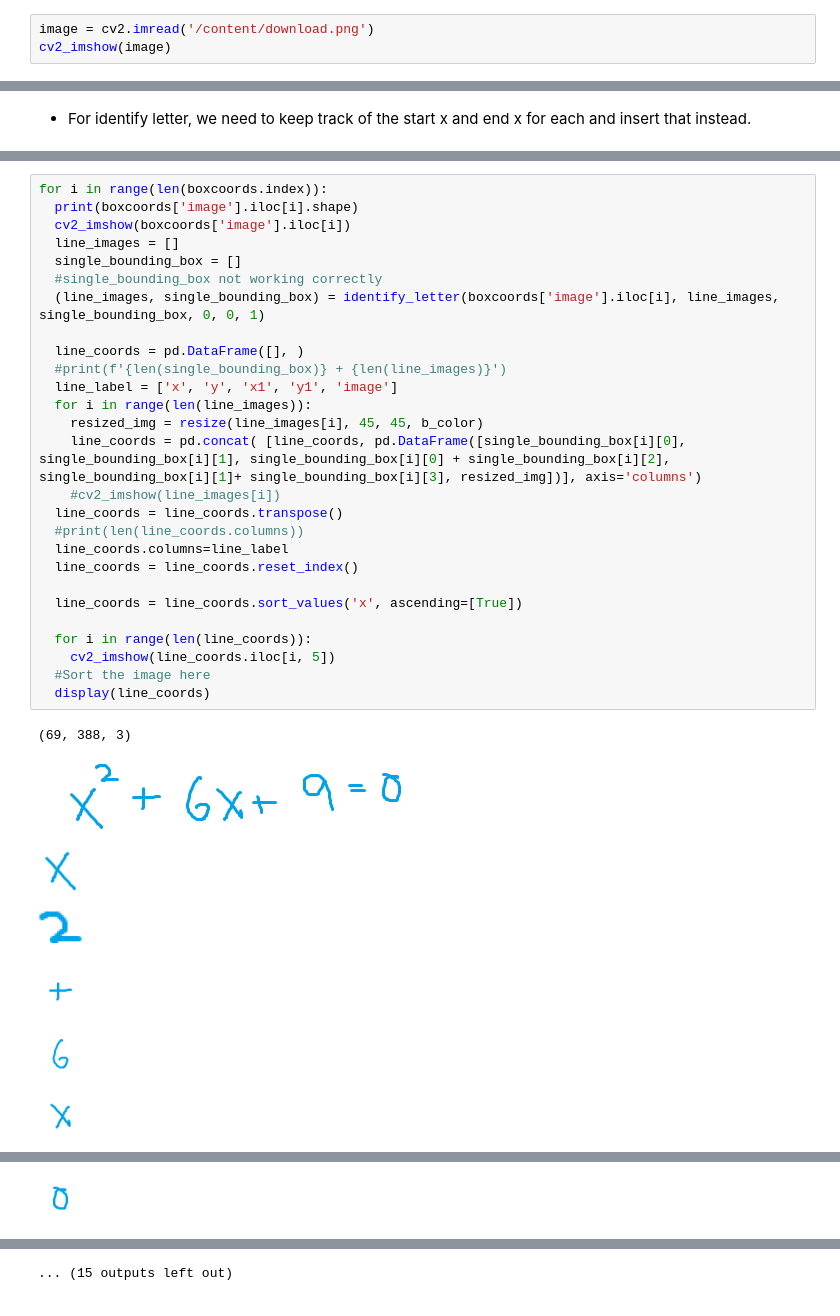
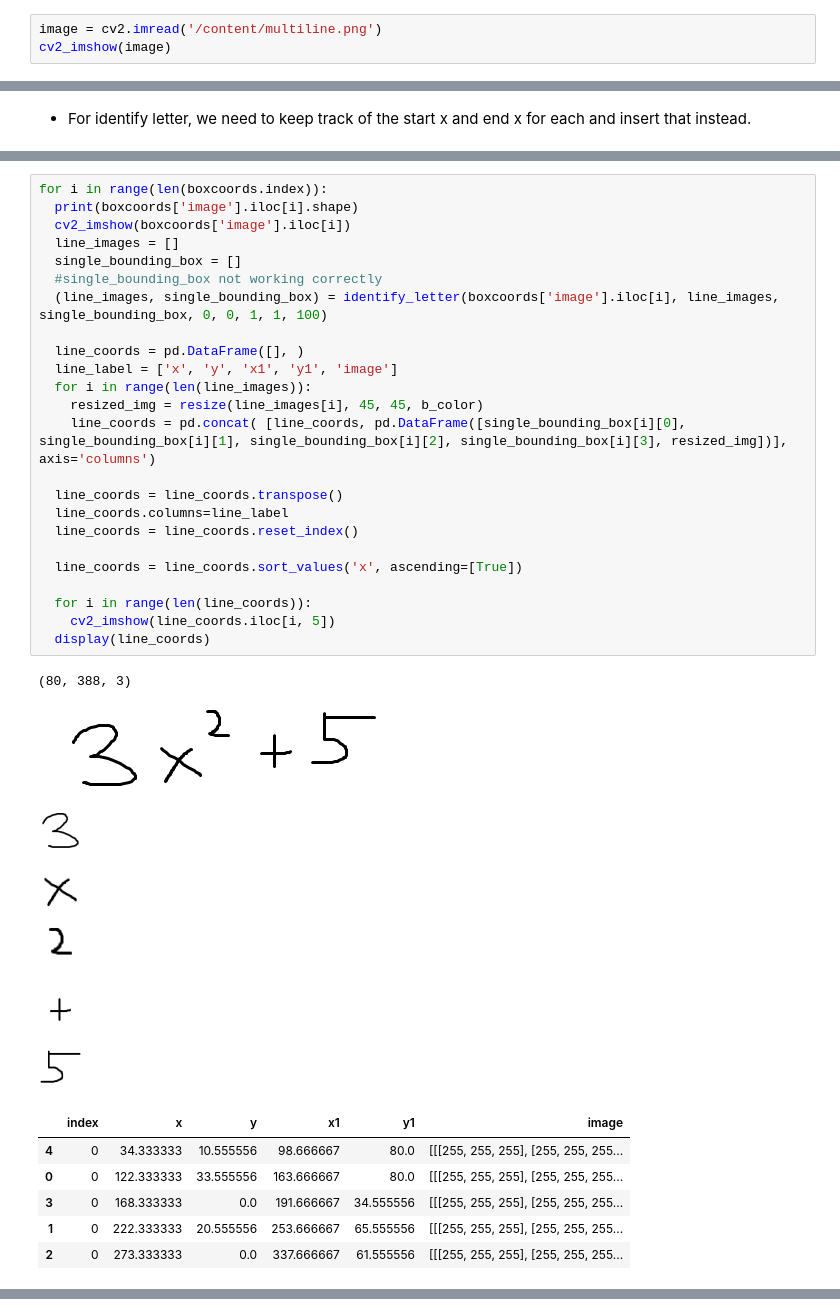
Before and after one commit to muvision/cm-mathvision, a Jupyter notebook: OpenCV.ipynb, the cells around one changed output, grey strips where cells are left out. Cells and saved outputs as stored; diff of their text form.

Commit message:
Fixed contour position identification of individual characters within lines

```diff
--- a/OpenCV.ipynb
+++ b/OpenCV.ipynb
@@ -13,6 +13,6 @@ import math
 # %% [markdown]
 Reading and displaying the starter image. Image resizing is temporary and only for displaying purposes.
 # %%
-image = cv2.imread('/content/download.png')
+image = cv2.imread('/content/multiline.png')
 cv2_imshow(image)
 # %% [output]
@@ -388,35 +568,38 @@ def resize(img, width, height, background_colour):
 # %%
 for i in range(len(boxcoords.index)):
   print(boxcoords['image'].iloc[i].shape)
   cv2_imshow(boxcoords['image'].iloc[i])
   line_images = []
   single_bounding_box = []
   #single_bounding_box not working correctly
-  (line_images, single_bounding_box) = identify_letter(boxcoords['image'].iloc[i], line_images, single_bounding_box, 0, 0, 1)
+  (line_images, single_bounding_box) = identify_letter(boxcoords['image'].iloc[i], line_images, single_bounding_box, 0, 0, 1, 1, 100)
 
   line_coords = pd.DataFrame([], )
-  #print(f'{len(single_bounding_box)} + {len(line_images)}')
   line_label = ['x', 'y', 'x1', 'y1', 'image']
   for i in range(len(line_images)):
     resized_img = resize(line_images[i], 45, 45, b_color)
-    line_coords = pd.concat( [line_coords, pd.DataFrame([single_bounding_box[i][0], single_bounding_box[i][1], single_bounding_box[i][0] + single_bounding_box[i][2], single_bounding_box[i][1]+ single_bounding_box[i][3], resized_img])], axis='columns')
-    #cv2_imshow(line_images[i])
+    line_coords = pd.concat( [line_coords, pd.DataFrame([single_bounding_box[i][0], single_bounding_box[i][1], single_bounding_box[i][2], single_bounding_box[i][3], resized_img])], axis='columns')
+
   line_coords = line_coords.transpose()
-  #print(len(line_coords.columns))
   line_coords.columns=line_label
   line_coords = line_coords.reset_index()
 
   line_coords = line_coords.sort_values('x', ascending=[True])
 
   for i in range(len(line_coords)):
     cv2_imshow(line_coords.iloc[i, 5])
-  #Sort the image here
   display(line_coords)
 # %% [output]
-(69, 388, 3)
+(80, 388, 3)
-[figure, old version]
+[figure, new version]
-[figure, old version]
+[figure, new version]
-[figure, old version]
+[figure, new version]
-[figure, old version]
+[figure, new version]
-[figure, old version]
+[figure, new version]
-[figure, old version]
+[figure, new version]
+|  | index | x | y | x1 | y1 | image |
+| 4 | 0 | 34.333333 | 10.555556 | 98.666667 | 80.0 | [[[255, 255, 255], [255, 255, 255... |
+| 0 | 0 | 122.333333 | 33.555556 | 163.666667 | 80.0 | [[[255, 255, 255], [255, 255, 255... |
+| 3 | 0 | 168.333333 | 0.0 | 191.666667 | 34.555556 | [[[255, 255, 255], [255, 255, 255... |
+| 1 | 0 | 222.333333 | 20.555556 | 253.666667 | 65.555556 | [[[255, 255, 255], [255, 255, 255... |
+| 2 | 0 | 273.333333 | 0.0 | 337.666667 | 61.555556 | [[[255, 255, 255], [255, 255, 255... |
@@ -426 +609,0 @@ for i in range(len(boxcoords.index)):
-[figure, removed]
@@ -437 +609,0 @@ for i in range(len(boxcoords.index)):
-... (15 outputs left out)
```
Also changed, not shown: parts of 25 cells of this notebook.
